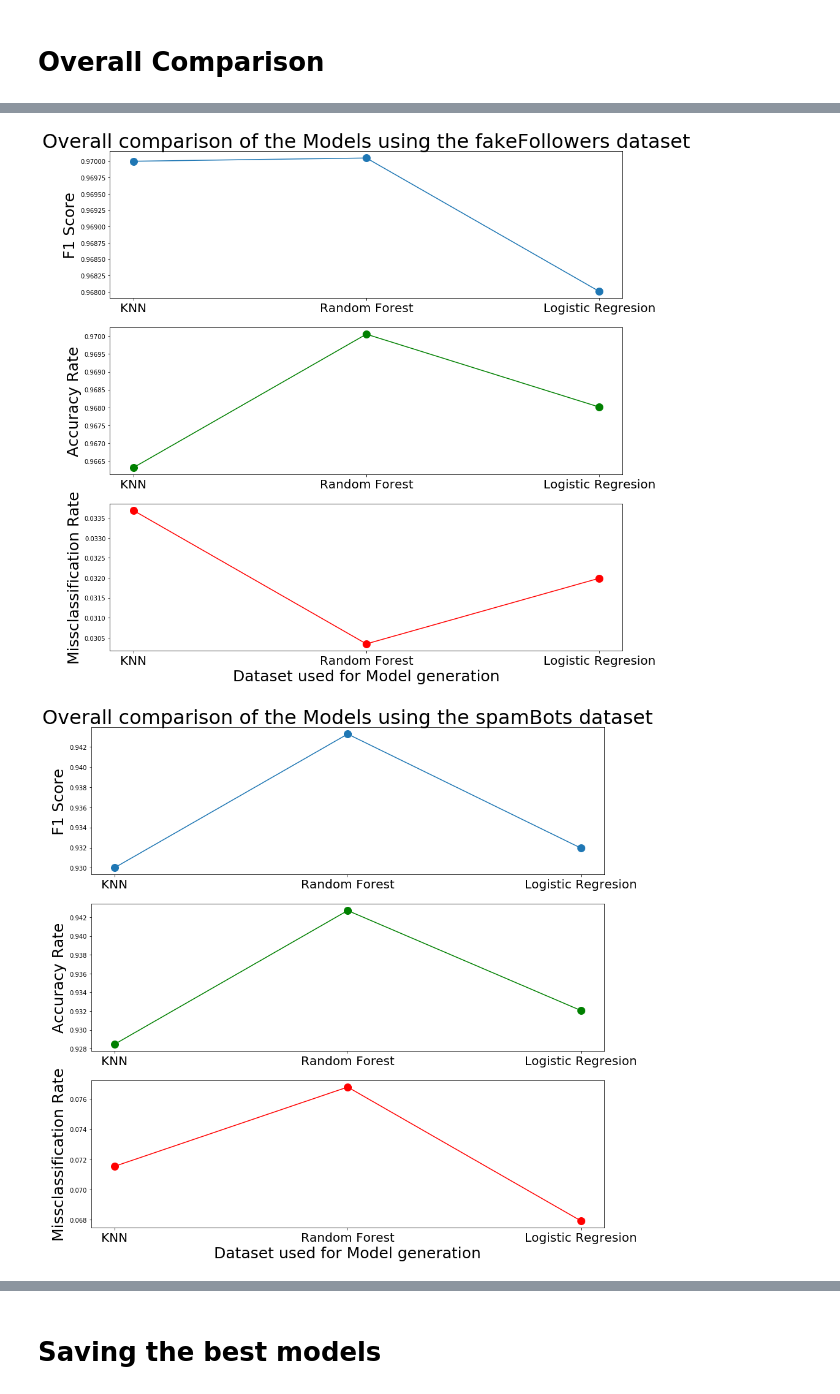
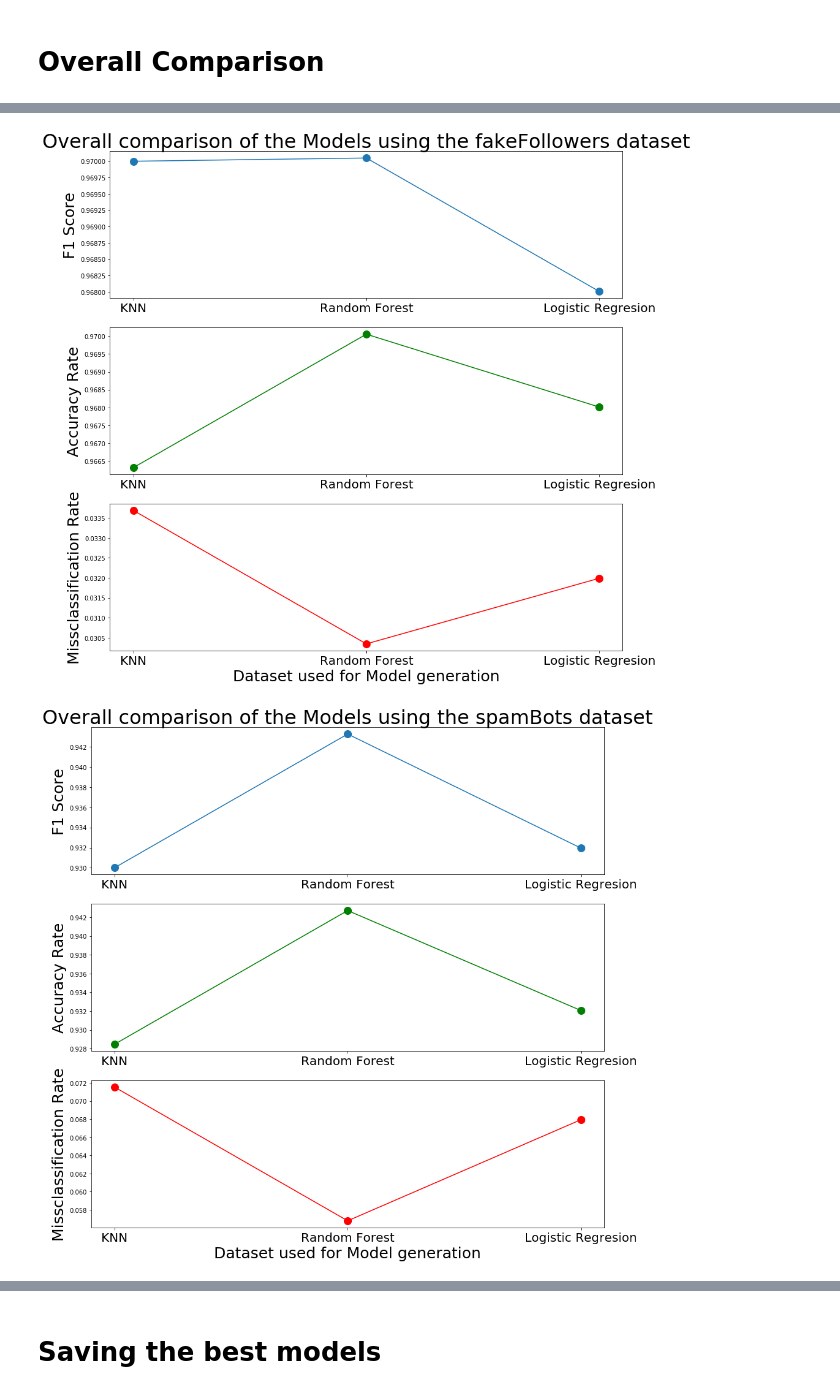
Before and after one commit to toful/BotDetector, a Jupyter notebook: src/DataAnalisis.ipynb, the cells around one changed output, grey strips where cells are left out. Drawn from its saved outputs; the diff is of its cells as text; code cells hidden in the pictures.

```diff
--- a/src/DataAnalisis.ipynb
+++ b/src/DataAnalisis.ipynb
@@ -987,6 +823,6 @@ draw_results3( overall_results['mix'], 'mix' )
 [figure]
 # %%
-def draw_results3( results, dataset ):
+def draw_results3_v2( results, dataset ):
     labels = results.keys()
 
     f1 = [item[2] for item in results.values() ]
@@ -1029,27 +865,27 @@ def draw_results3( results, dataset ):
 # %%
 overall_results ={
 'fakeFollowers' : {
     'Random Forest': [0.9712638405779637, 0.9700561660561661, 0.970050206388083, 0.9700561660561661, 0.03034383394383394],
     'Logistic Regresion': [0.9681734594933274, 0.968009768009768, 0.9680048611299275, 0.968009768009768, 0.031990231990231995],
     'KNN':[0.970, 0.970, 0.970, 0.96630859375, 0.03369140625],
 },
 'spamBots' : {
-    'Random Forest': [0.9425073630081926, 0.9432133492252682, 0.9432863975905493, 0.9427133492252682, 0.07678665077473183],
+    'Random Forest': [0.9425073630081926, 0.9432133492252682, 0.9432863975905493, 0.9427133492252682, 0.05678665077473183],
     'Logistic Regresion': [0.9320407447126667, 0.9320619785458879, 0.9319589828991415, 0.9320619785458879, 0.06793802145411204],
     'KNN':[0.930, 0.930, 0.930, 0.9284578696343402, 0.0715421303657]
 },
 'mix' : {
     'Random Forest': [0.9463200083512474, 0.9454855195911414, 0.9457617257252018, 0.9454855195911414, 0.05451448040885861],
     'Logistic Regresion': [0.9377582310601692,  0.9376774559909142,  0.9376354960891385,  0.9376774559909142,  0.06232254400908575 ],
     'KNN':[0.940, 0.940, 0.940, 0.9403747870528109, 0.0596252129472]
 }}
 
-draw_results3( overall_results['fakeFollowers'], 'fakeFollowers' )
-draw_results3( overall_results['spamBots'], 'spamBots' )
-draw_results3( overall_results['mix'], 'mix' )
+draw_results3_v2( overall_results['fakeFollowers'], 'fakeFollowers' )
+draw_results3_v2( overall_results['spamBots'], 'spamBots' )
+draw_results3_v2( overall_results['mix'], 'mix' )
 # %% [output]
 [figure]
-[figure, old version]
+[figure, new version]
 [figure]
 # %% [markdown]
 # Saving the best models
```
Also changed, not shown: parts of 5 cells of this notebook, 1 other file.
